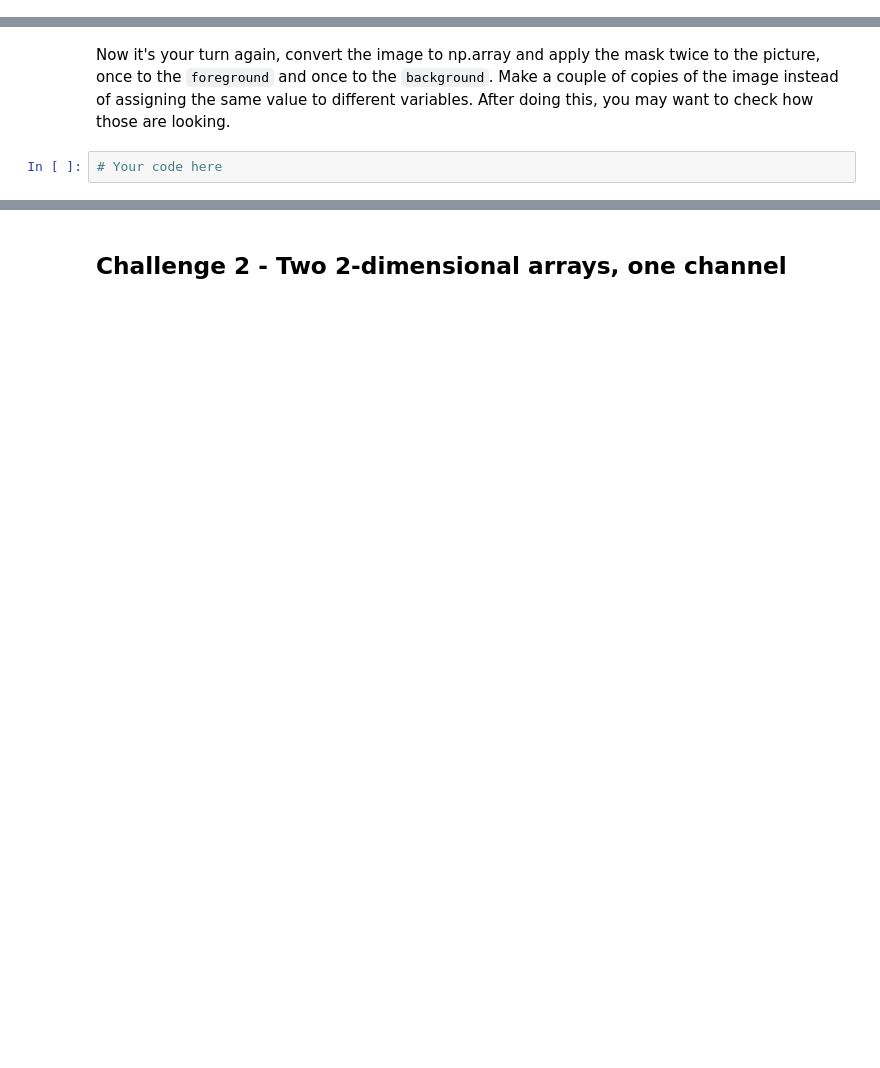
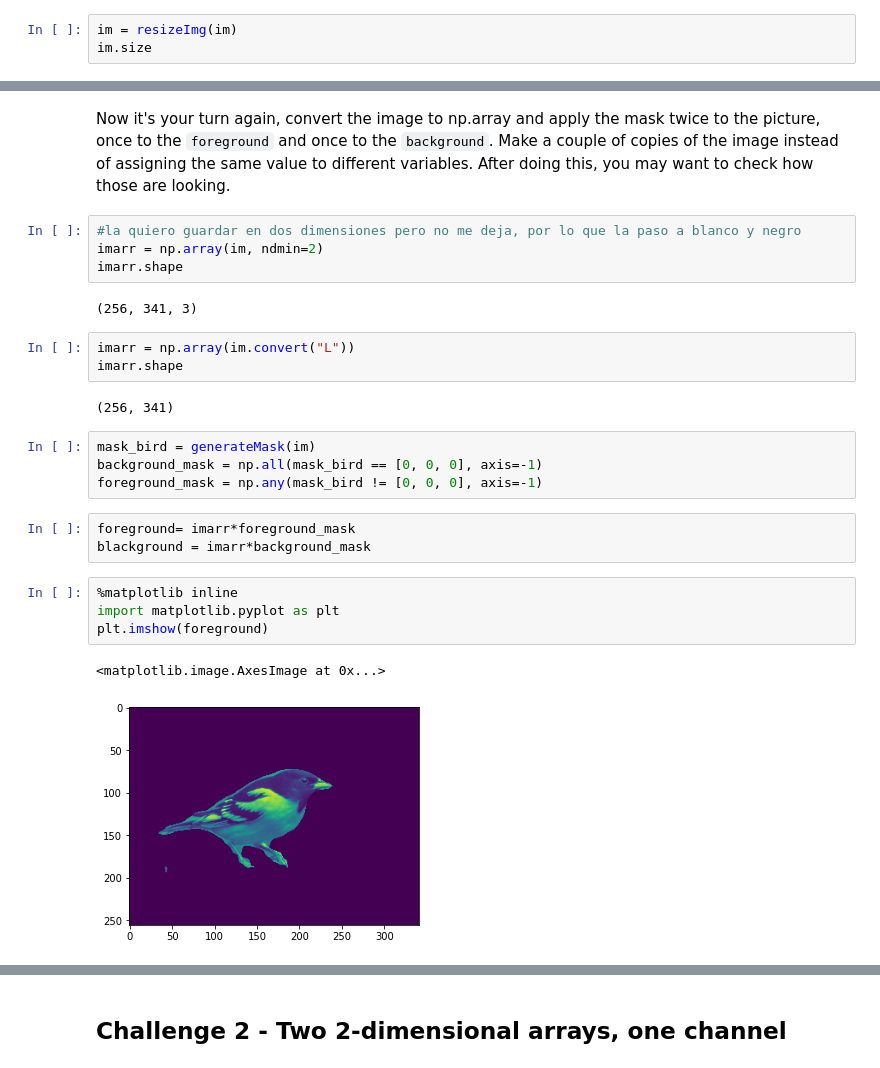
Before and after one commit to blancalluch/ImageSegmentation, a Jupyter notebook: main.ipynb, the cells around one changed output, grey strips where cells are left out. Saved outputs shown, nothing was run; the diff lists cells and outputs as text; blank space fills up the shorter version.

```diff
--- a/main.ipynb
+++ b/main.ipynb
@@ -53,0 +55,3 @@ Sometimes it is desirable to thumbnail all images to have the same width or heig
+# %%
+im = resizeImg(im)
+im.size
@@ -62,5 +66,28 @@ background_mask = np.all(mask == [0, 0, 0], axis=-1)
 foreground_mask = np.any(mask != [0, 0, 0], axis=-1)
 # %% [markdown]
 Now it's your turn again, convert the image to np.array and apply the mask twice to the picture, once to the `foreground` and once to the `background`. Make a couple of copies of the image instead of assigning the same value to different variables. After doing this, you may want to check how those are looking.
-# %%
-# Your code here
+# %%
+#la quiero guardar en dos dimensiones pero no me deja, por lo que la paso a blanco y negro
+imarr = np.array(im, ndmin=2)
+imarr.shape
+# %% [output]
+(256, 341, 3)
+# %%
+imarr = np.array(im.convert("L"))
+imarr.shape
+# %% [output]
+(256, 341)
+# %%
+mask_bird = generateMask(im)
+background_mask = np.all(mask_bird == [0, 0, 0], axis=-1)
+foreground_mask = np.any(mask_bird != [0, 0, 0], axis=-1)
+# %%
+foreground= imarr*foreground_mask
+blackground = imarr*background_mask
+# %%
+%matplotlib inline
+import matplotlib.pyplot as plt
+plt.imshow(foreground)
+# %% [output]
+<matplotlib.image.AxesImage at 0x...>
+[figure, added]
```
Also changed, not shown: parts of 31 cells of this notebook.
